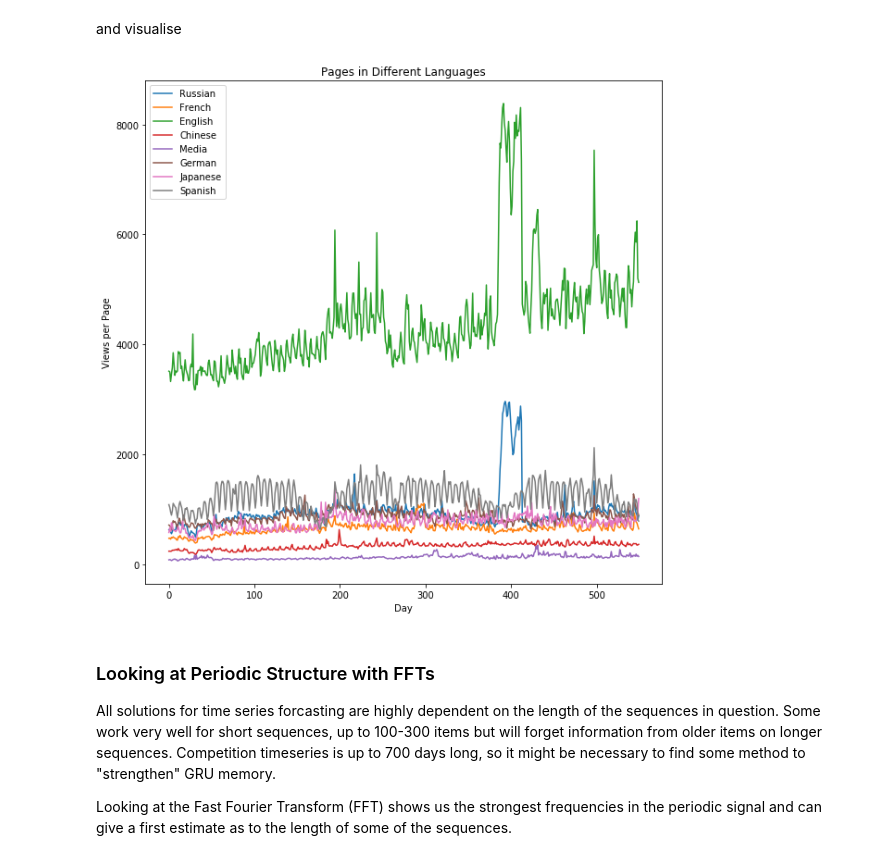
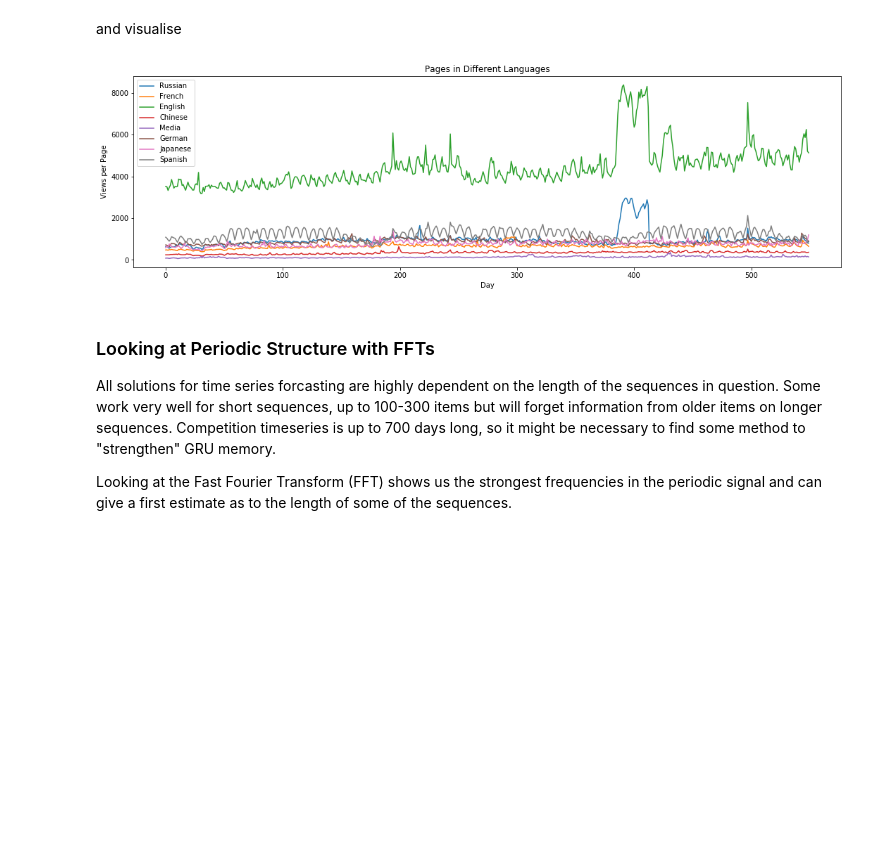
Before and after one commit to SocieteGenevoiseDonnees/KaggleDojoTimeSeriesForcasting, a Jupyter notebook: TimeSeriesForecasting.ipynb, the cells around one changed output. Saved outputs shown, nothing was run; the diff lists cells and outputs as text; code cells hidden in the pictures; blank space fills up the shorter version.

```diff
--- a/TimeSeriesForecasting.ipynb
+++ b/TimeSeriesForecasting.ipynb
@@ -11,6 +19,6 @@ import re
 # %%
-train = pd.read_csv('./input/train_1.csv').fillna(0)
-train.head()
+df_train = pd.read_csv('./input/train_1.csv').fillna(0)
+df_train.head()
 # %% [output]
 |  | Page | 2015-07-01 | 2015-07-02 | 2015-07-03 | 2015-07-04 | 2015-07-05 | 2015-07-06 | 2015-07-07 | ... |
 | 0 | 2NE1_zh.wikipedia.org_all-access_... | 18.0 | 11.0 | 5.0 | 13.0 | 14.0 | 9.0 | 9.0 | ... |
@@ -40,21 +48,21 @@ def get_language(page):
         return res.group(0)[0:2]
     return 'na'
 # %%
-train['lang'] = train.Page.map(get_language)
+df_train['lang'] = df_train.Page.map(get_language)
 # %% [markdown]
 There are 7 languages plus the media pages. The languages used here are: English, Japanese, German, French, Chinese, Russian, and Spanish. This will make any analysis of the URLs difficult since there are four different writing systems to be dealt with (Latin, Cyrillic, Chinese, and Japanese).
 
 First, let's create dataframes for the different types of entries and calculate the sum of all views.
 # %%
 lang_sets = {}
-lang_sets['en'] = train[train.lang=='en'].iloc[:,0:-1]
-lang_sets['ja'] = train[train.lang=='ja'].iloc[:,0:-1]
-lang_sets['de'] = train[train.lang=='de'].iloc[:,0:-1]
-lang_sets['na'] = train[train.lang=='na'].iloc[:,0:-1]
-lang_sets['fr'] = train[train.lang=='fr'].iloc[:,0:-1]
-lang_sets['zh'] = train[train.lang=='zh'].iloc[:,0:-1]
-lang_sets['ru'] = train[train.lang=='ru'].iloc[:,0:-1]
-lang_sets['es'] = train[train.lang=='es'].iloc[:,0:-1]
+lang_sets['en'] = df_train[df_train.lang=='en'].iloc[:,0:-1]
+lang_sets['ja'] = df_train[df_train.lang=='ja'].iloc[:,0:-1]
+lang_sets['de'] = df_train[df_train.lang=='de'].iloc[:,0:-1]
+lang_sets['na'] = df_train[df_train.lang=='na'].iloc[:,0:-1]
+lang_sets['fr'] = df_train[df_train.lang=='fr'].iloc[:,0:-1]
+lang_sets['zh'] = df_train[df_train.lang=='zh'].iloc[:,0:-1]
+lang_sets['ru'] = df_train[df_train.lang=='ru'].iloc[:,0:-1]
+lang_sets['es'] = df_train[df_train.lang=='es'].iloc[:,0:-1]
 
 sums = {}
 for key in lang_sets:
@@ -64,22 +72,22 @@ and visualise
 # %%
 days = [r for r in range(sums['en'].shape[0])]
 
-fig = plt.figure(1,figsize=[10,10])
+fig = plt.figure(1,figsize=[18,5])
 plt.ylabel('Views per Page')
 plt.xlabel('Day')
 plt.title('Pages in Different Languages')
 labels={'en':'English','ja':'Japanese','de':'German',
         'na':'Media','fr':'French','zh':'Chinese',
         'ru':'Russian','es':'Spanish'
        }
 
 for key in sums:
     plt.plot(days,sums[key],label = labels[key] )
 
 plt.legend()
 plt.show()
 # %% [output]
-[figure, old version]
+[figure, new version]
 # %% [markdown]
 ### Looking at Periodic Structure with FFTs
 
```
Also changed, not shown: parts of 23 cells of this notebook.
